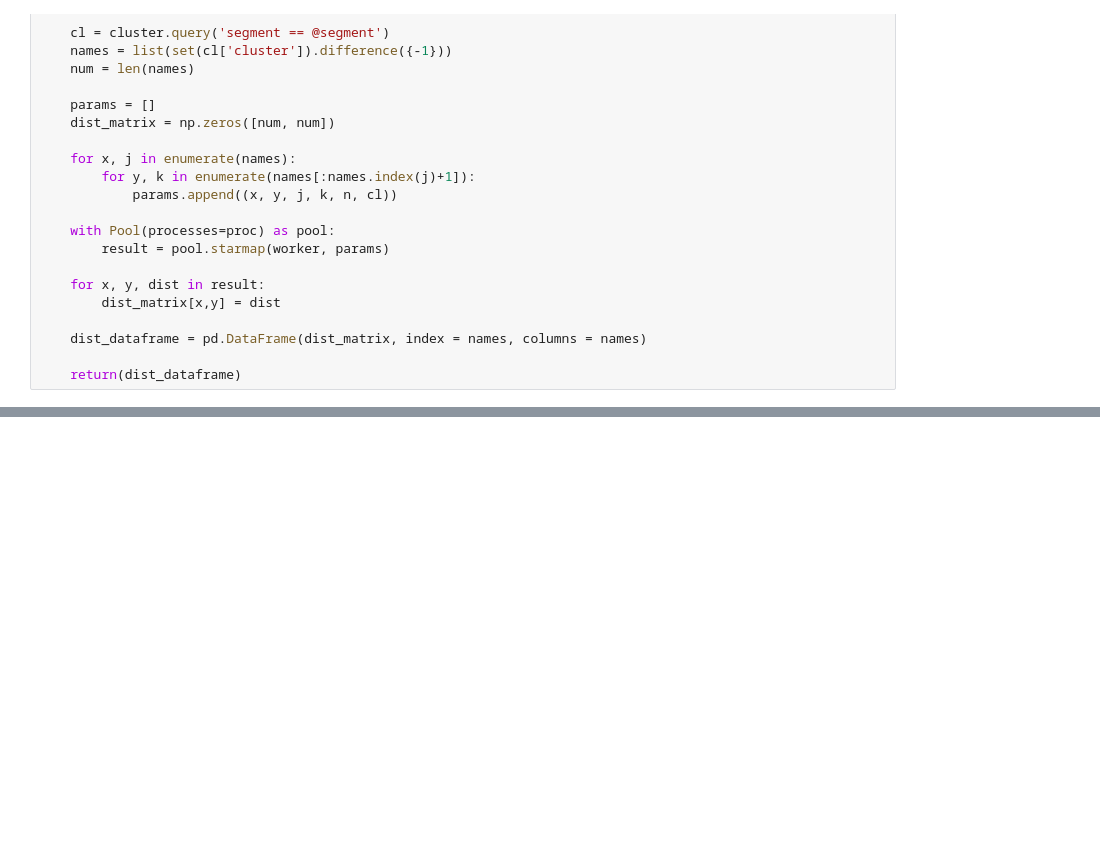
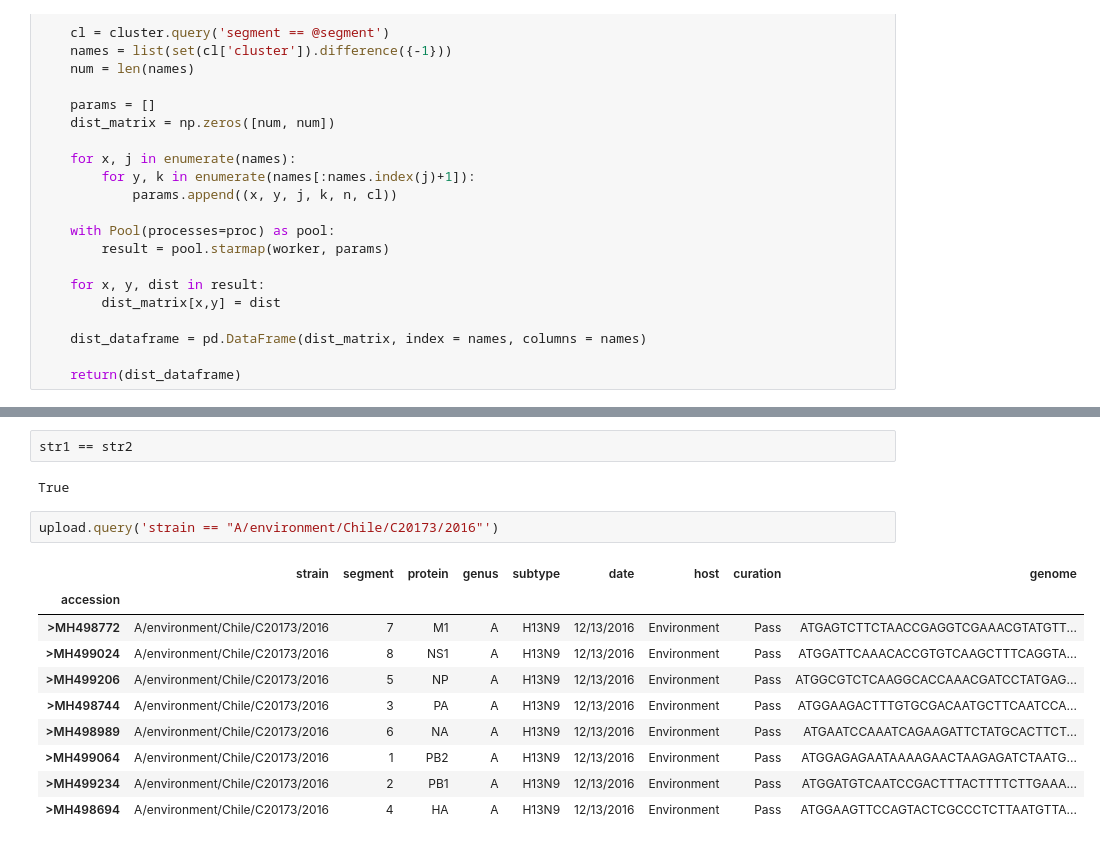
Before and after one commit to ahenoch/Masterthesis, a Jupyter notebook: Feature_testing.ipynb, the cells around one changed output, grey strips where cells are left out. Saved outputs shown, nothing was run; the diff lists cells and outputs as text; blank space fills up the shorter version.

```diff
--- a/Feature_testing.ipynb
+++ b/Feature_testing.ipynb
@@ -1096,0 +1155,17 @@ sample_difference(cluster, genome, 4, proc = 8, n=5)
+# %%
+str1 == str2
+# %% [output]
+True
+# %%
+upload.query('strain == "A/environment/Chile/C20173/2016"')
+# %% [output]
+|  | strain | segment | protein | genus | subtype | date | host | curation | genome |
+| accession |  |  |  |  |  |  |  |  |  |
+| >MH498772 | A/environment/Chile/C20173/2016 | 7 | M1 | A | H13N9 | 12/13/2016 | Environment | Pass | ATGAGTCTTCTAACCGAGGTCGAAACGTATGTT... |
+| >MH499024 | A/environment/Chile/C20173/2016 | 8 | NS1 | A | H13N9 | 12/13/2016 | Environment | Pass | ATGGATTCAAACACCGTGTCAAGCTTTCAGGTA... |
+| >MH499206 | A/environment/Chile/C20173/2016 | 5 | NP | A | H13N9 | 12/13/2016 | Environment | Pass | ATGGCGTCTCAAGGCACCAAACGATCCTATGAG... |
+| >MH498744 | A/environment/Chile/C20173/2016 | 3 | PA | A | H13N9 | 12/13/2016 | Environment | Pass | ATGGAAGACTTTGTGCGACAATGCTTCAATCCA... |
+| >MH498989 | A/environment/Chile/C20173/2016 | 6 | NA | A | H13N9 | 12/13/2016 | Environment | Pass | ATGAATCCAAATCAGAAGATTCTATGCACTTCT... |
+| >MH499064 | A/environment/Chile/C20173/2016 | 1 | PB2 | A | H13N9 | 12/13/2016 | Environment | Pass | ATGGAGAGAATAAAAGAACTAAGAGATCTAATG... |
+| >MH499234 | A/environment/Chile/C20173/2016 | 2 | PB1 | A | H13N9 | 12/13/2016 | Environment | Pass | ATGGATGTCAATCCGACTTTACTTTTCTTGAAA... |
+| >MH498694 | A/environment/Chile/C20173/2016 | 4 | HA | A | H13N9 | 12/13/2016 | Environment | Pass | ATGGAAGTTCCAGTACTCGCCCTCTTAATGTTA... |
```
Also changed, not shown: parts of 29 cells of this notebook, 1 other file.
